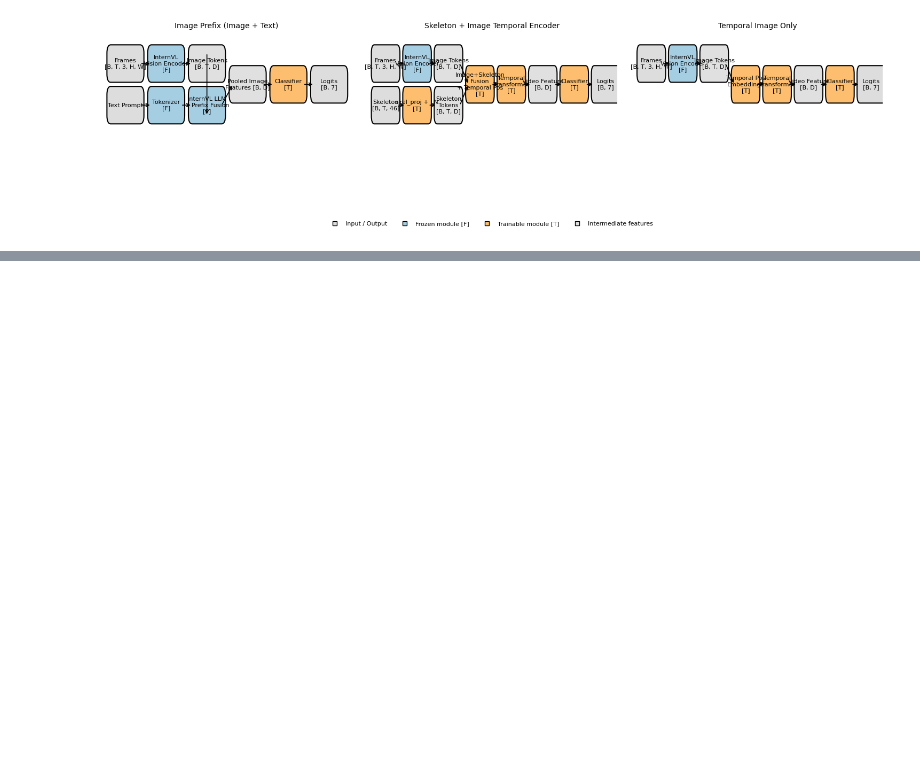
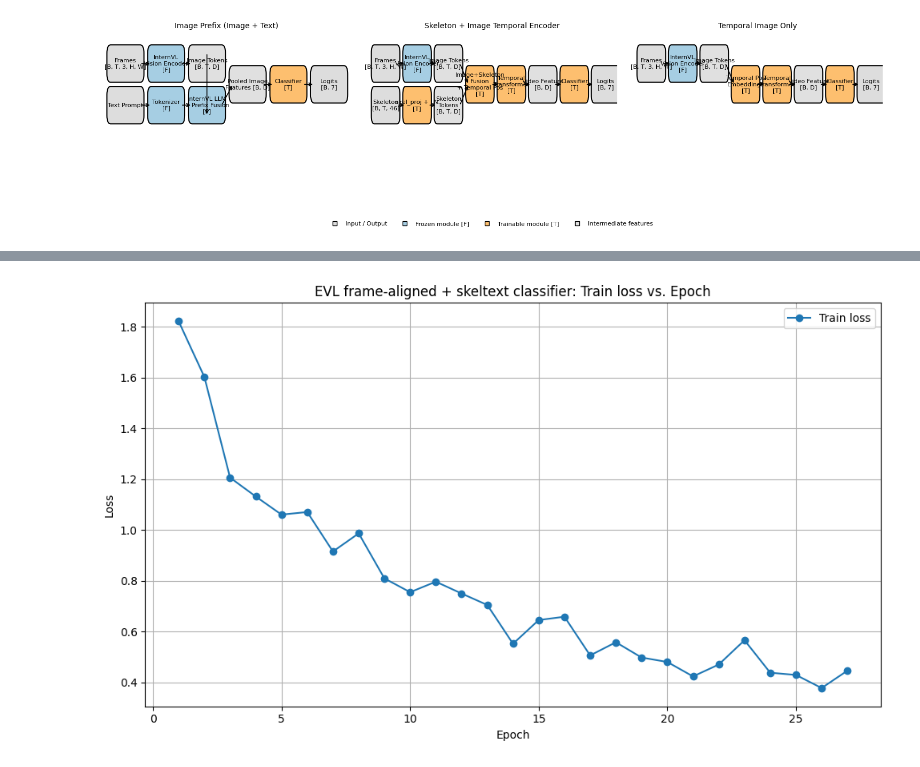
Before and after one commit to AnthonyChen0921/internvl-gait, a Jupyter notebook: result.ipynb, the cells around one changed output, grey strips where cells are left out. Cells and saved outputs as stored; diff of their text form; code cells hidden in the pictures; blank space fills up the shorter version.

```diff
--- a/result.ipynb
+++ b/result.ipynb
@@ -651,0 +787,89 @@ plt.show()
+# %%
+import matplotlib.pyplot as plt
+import numpy as np
+
+# EVL-framewise (frame-aligned + skeltext) run
+# NOTE: your snippet has full metrics through Epoch 26.
+# Epoch 27 has train loss shown, but test acc / macro-F1 lines are not included yet, so we store them as NaN for now.
+
+train_loss = [
+    # 1..20
+    1.8222, 1.6027, 1.2064, 1.1319, 1.0607,
+    1.0709, 0.9154, 0.9869, 0.8096, 0.7553,
+    0.7966, 0.7501, 0.7050, 0.5522, 0.6456,
+    0.6587, 0.5064, 0.5582, 0.4980, 0.4805,
+    # 21..26
+    0.4237, 0.4705, 0.5661, 0.4383, 0.4294,
+    0.3779,
+    # 27 (metrics missing in snippet)
+    0.4463,
+]
+
+test_acc = [  # in %
+    # 1..20
+    50.51, 31.74, 39.93, 32.42, 31.06,
+    31.40, 46.76, 47.78, 29.01, 34.13,
+    29.35, 41.98, 33.11, 26.28, 29.35,
+    53.58, 51.19, 45.39, 41.64, 44.71,
+    # 21..26
+    58.70, 43.00, 45.05, 34.81, 58.02,
+    51.54,
+    # 27
+    np.nan,
+]
+
+test_macro_f1 = [  # in %
+    # 1..20
+    9.59, 17.11, 16.46, 21.84, 18.14,
+    20.38, 22.27, 26.95, 20.12, 24.19,
+    20.10, 19.30, 27.94, 21.99, 23.07,
+    28.25, 32.89, 35.28, 35.48, 36.35,
+    # 21..26
+    33.41, 37.12, 32.63, 35.54, 39.42,
+    33.97,
+    # 27
+    np.nan,
+]
+
+epochs = np.arange(1, len(train_loss) + 1)
+
+# --- Plot 1: train loss ---
+plt.figure(figsize=(10, 6))
+plt.plot(epochs, train_loss, marker='o', label='Train loss')
+plt.xlabel('Epoch')
+plt.ylabel('Loss')
+plt.title('EVL frame-aligned + skeltext classifier: Train loss vs. Epoch')
+plt.grid(True)
+plt.legend()
+plt.tight_layout()
+plt.show()
+
+# --- Plot 2: test metrics ---
+plt.figure(figsize=(10, 6))
+plt.plot(epochs, test_acc, marker='o', label='Test accuracy (%)')
+plt.plot(epochs, test_macro_f1, marker='s', label='Test macro-F1 (%)')
+
+# highlight best macro-F1 (ignoring NaNs)
+best_idx = int(np.nanargmax(test_macro_f1))
+best_epoch = epochs[best_idx]
+best_f1 = float(test_macro_f1[best_idx])
+plt.scatter([best_epoch], [best_f1], s=120, label=f'Best macro-F1 @ epoch {best_epoch} ({best_f1:.2f}%)')
+plt.annotate(
+    f'Best F1\nE{best_epoch}: {best_f1:.2f}%',
+    xy=(best_epoch, best_f1),
+    xytext=(best_epoch, best_f1 + 3),
+    arrowprops=dict(arrowstyle='->')
+)
+
+# optional: mark resume boundary (epoch 20 -> 21)
+# plt.axvline(20.5, linestyle='--', linewidth=1, label='Resume boundary (20→21)')
+
+plt.xlabel('Epoch')
+plt.ylabel('Metric (%)')
+plt.title('EVL frame-aligned + skeltext classifier: Test accuracy and macro-F1 vs. Epoch')
+plt.grid(True)
+plt.legend()
+plt.tight_layout()
+plt.show()
+# %% [output]
+[figure, added]
```
Also changed, not shown: parts of 4 cells of this notebook, 15 other files.
